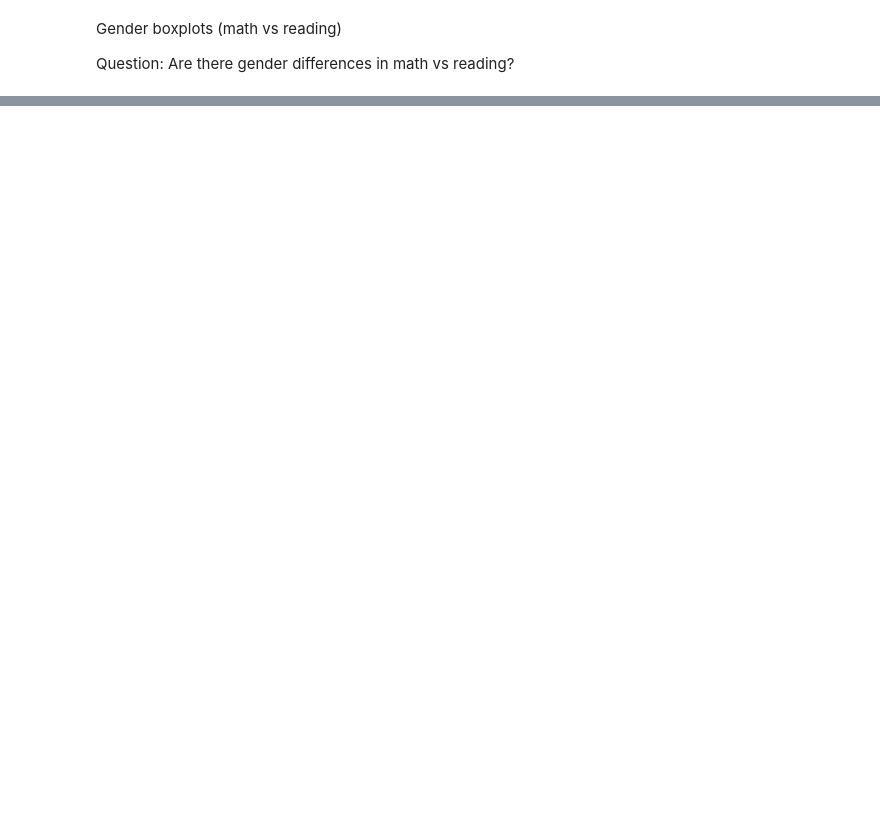
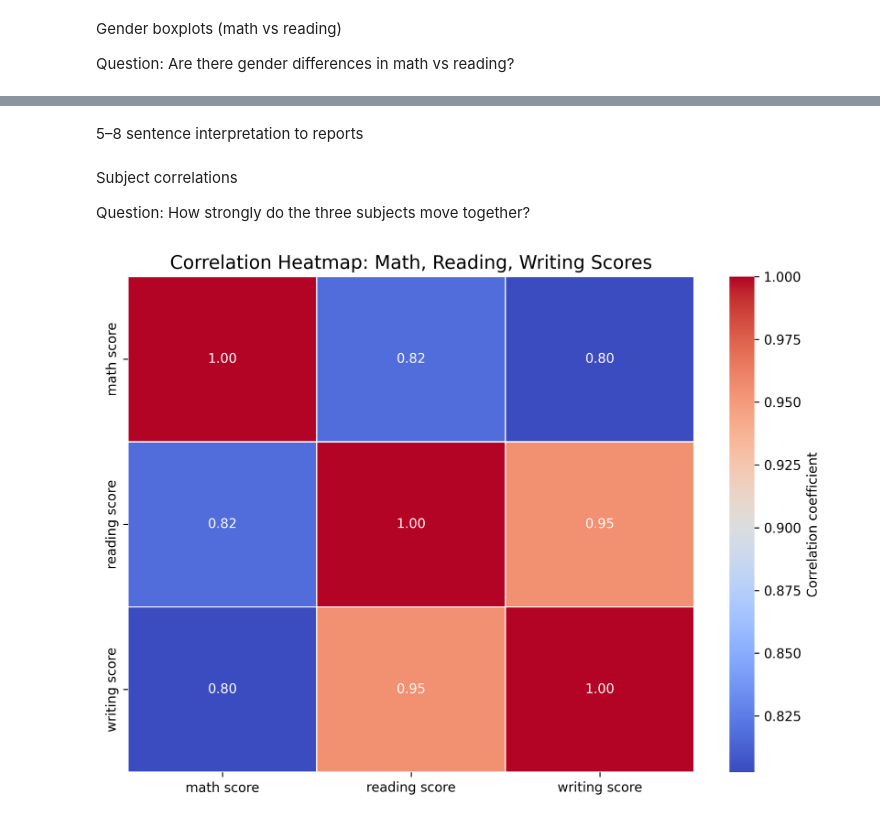
Before and after one commit to Ambrgna/CS-5530-Assignment-1, a Jupyter notebook: students_performance/src/students_performance.ipynb, the cells around one changed output, grey strips where cells are left out. Saved outputs shown, nothing was run; the diff lists cells and outputs as text; code cells hidden in the pictures; blank space fills up the shorter version.

```diff
--- a/students_performance/src/students_performance.ipynb
+++ b/students_performance/src/students_performance.ipynb
@@ -137,0 +155,26 @@ print(correlation)
+# %% [markdown]
+5–8 sentence interpretation to reports
+# %% [markdown]
+Subject correlations
+
+Question: How strongly do the three subjects move together?
+# %%
+scores = df_clean[["math score", "reading score", "writing score"]]
+
+corr_matrix = scores.corr()
+
+plt.figure(figsize=(8, 6), dpi=300)
+sns.heatmap(
+    corr_matrix,
+    annot=True,
+    fmt=".2f",
+    cmap="coolwarm",
+    linewidths=0.5,
+    cbar_kws={"label": "Correlation coefficient"}
+)
+
+plt.title("Correlation Heatmap: Math, Reading, Writing Scores", fontsize=14)
+plt.tight_layout()
+plt.show()
+# %% [output]
+[figure, added]
```
Also changed, not shown: parts of 22 cells of this notebook.
